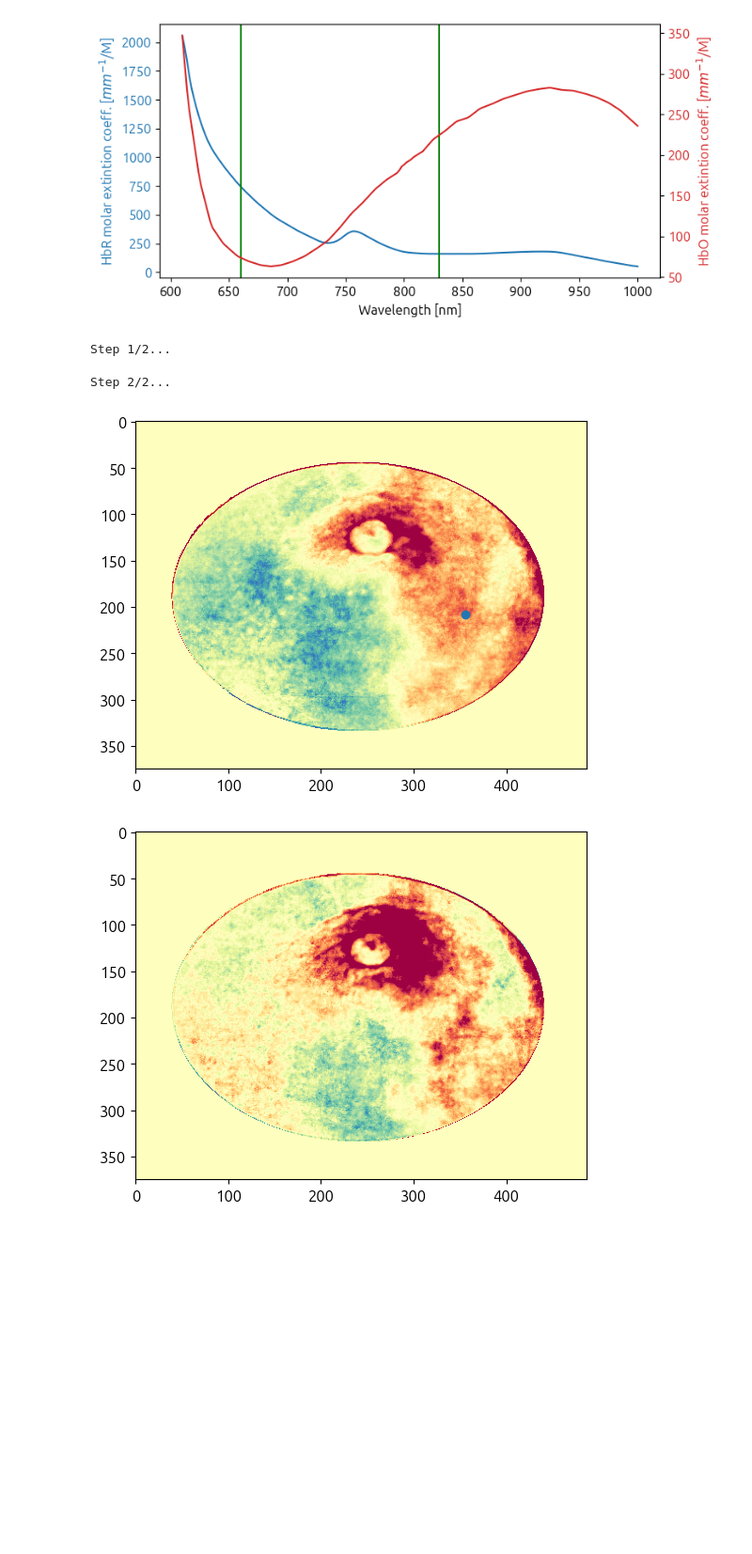
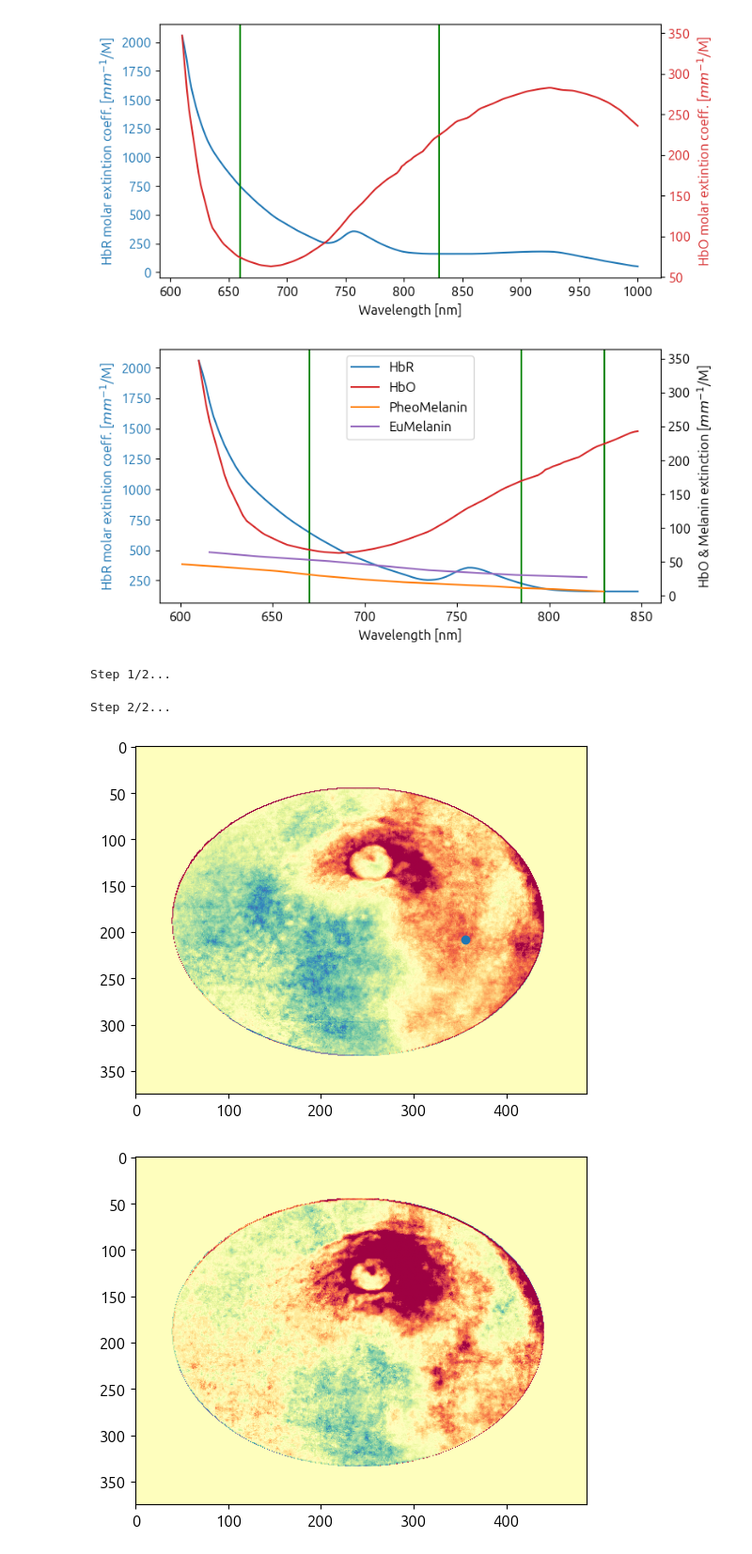
Before and after one commit to nicocarbone/MamoRefCodePublic, a Jupyter notebook: MamoRefRecon2D_ClinicalCase1.ipynb, the cells around one changed output. Shown at 94% size. Drawn from its saved outputs; the diff is of its cells as text; code cells hidden in the pictures; blank space fills up the shorter version.

```diff
--- a/MamoRefRecon2D_ClinicalCase1.ipynb
+++ b/MamoRefRecon2D_ClinicalCase1.ipynb
@@ -82,6 +82,76 @@ for l in lambdas:
 plt.savefig("HbSpectra.png", bbox_inches='tight', dpi=300)
 # %% [output]
 [figure]
+# %%
+lambdas = [670, 785, 830]
+
+spectraHbR = "hbr.dat"
+spectraHbO = "hbo.dat"
+spectraPheoMelanin = "pheomelanin.dat"
+spectraEuMelanin = "eumelanin.dat"
+
+concHbO = 1 #g/ml
+concHbR = 1 #g/ml
+concMelanin = 1 #g/ml
+
+spectraArrayHbR = np.loadtxt(spectraHbR)
+spectraArrayHbO = np.loadtxt(spectraHbO)
+spectraArrayPheoMelanin = np.loadtxt(spectraPheoMelanin)
+spectraArrayEuMelanin = np.loadtxt(spectraEuMelanin)
+
+# Melanin processing
+spectraArrayPheoMelanin = spectraArrayPheoMelanin[:, [0, 2]]
+spectraArrayPheoMelanin[:, 1] *= 0.1
+spectraArrayEuMelanin = spectraArrayEuMelanin[:, [0, 2]]
+spectraArrayEuMelanin[:, 1] *= 0.1
+
+font = {'family': 'ubuntu',
+        'weight': 'regular',
+        'size': 12}
+
+plt.rc('font', **font)
+
+fig, ax1 = plt.subplots(figsize=(8, 4))
+
+# --- Axis 1: HbR (Left) ---
+color = 'tab:blue'
+ax1.set_xlabel("Wavelength [nm]")
+ax1.set_ylabel('HbR molar extintion coeff. [$mm^{-1}$/M]', color=color)
+ax1.plot(spectraArrayHbR[:, 0][180:300], aux.movingAverage(spectraArrayHbR[:, 1][180:300],5) / concHbR, color=color, label="HbR")
+ax1.tick_params(axis='y', labelcolor=color)
+
+# --- Axis 2: HbO & Melanin (Right) ---
+ax2 = ax1.twinx()
+
+# 1. Plot HbO on ax2
+color_hbo = 'tab:red'
+ax2.plot(spectraArrayHbO[:, 0][180:300], spectraArrayHbO[:, 1][180:300] / concHbO, color=color_hbo, label="HbO")
+
+# 2. Plot Melanin on ax2 (Shared scale)
+color_mel = 'tab:orange'
+# Removed [180:] slice for Melanin to prevent the empty axis error
+ax2.plot(spectraArrayPheoMelanin[:, 0][37:], aux.movingAverage(spectraArrayPheoMelanin[:, 1][37:], 5) / concMelanin, color=color_mel, label="PheoMelanin")
+ax2.plot(spectraArrayEuMelanin[:, 0][22:], aux.movingAverage(spectraArrayEuMelanin[:, 1][22:], 5) / concMelanin, color='tab:purple', label="EuMelanin")
+
+# Label for both
+ax2.set_ylabel('HbO & Melanin extinction [$mm^{-1}$/M]', color='black')
+ax2.tick_params(axis='y', labelcolor='black')
+
+# --- Final Touches ---
+
+# Combine legends from both axes
+lines_1, labels_1 = ax1.get_legend_handles_labels()
+lines_2, labels_2 = ax2.get_legend_handles_labels()
+ax1.legend(lines_1 + lines_2, labels_1 + labels_2, loc='upper center')
+
+for l in lambdas:
+    ax1.axvline(x=l, color='green')
+
+fig.tight_layout()
+
+plt.savefig("HbMelaninSpectra_Shared.png", bbox_inches='tight', dpi=300)
+# %% [output]
+[figure, added]
 # %%
 imRaw = np.zeros((np.shape(reconCC1_660)[0], np.shape(reconCC1_660)[1], 2))
 imRaw[:,:,0] = reconCC1_660
@@ -127,7 +197,7 @@ plt.imshow(OxyMap_CC1_2D_filtered, cmap=mp.colormaps[colorMap], vmax = vmax, vmi
 plt.scatter(356,208)
 plt.show()
 # %% [output]
-[figure, old version]
+[figure, new version]
 # %%
 sd = np.nanstd(desOxyMap_CC1_2D_filtered)
 median = np.nanmedian(desOxyMap_CC1_2D_filtered)
```
Also changed, not shown: parts of 2 cells of this notebook, 2 other files.
